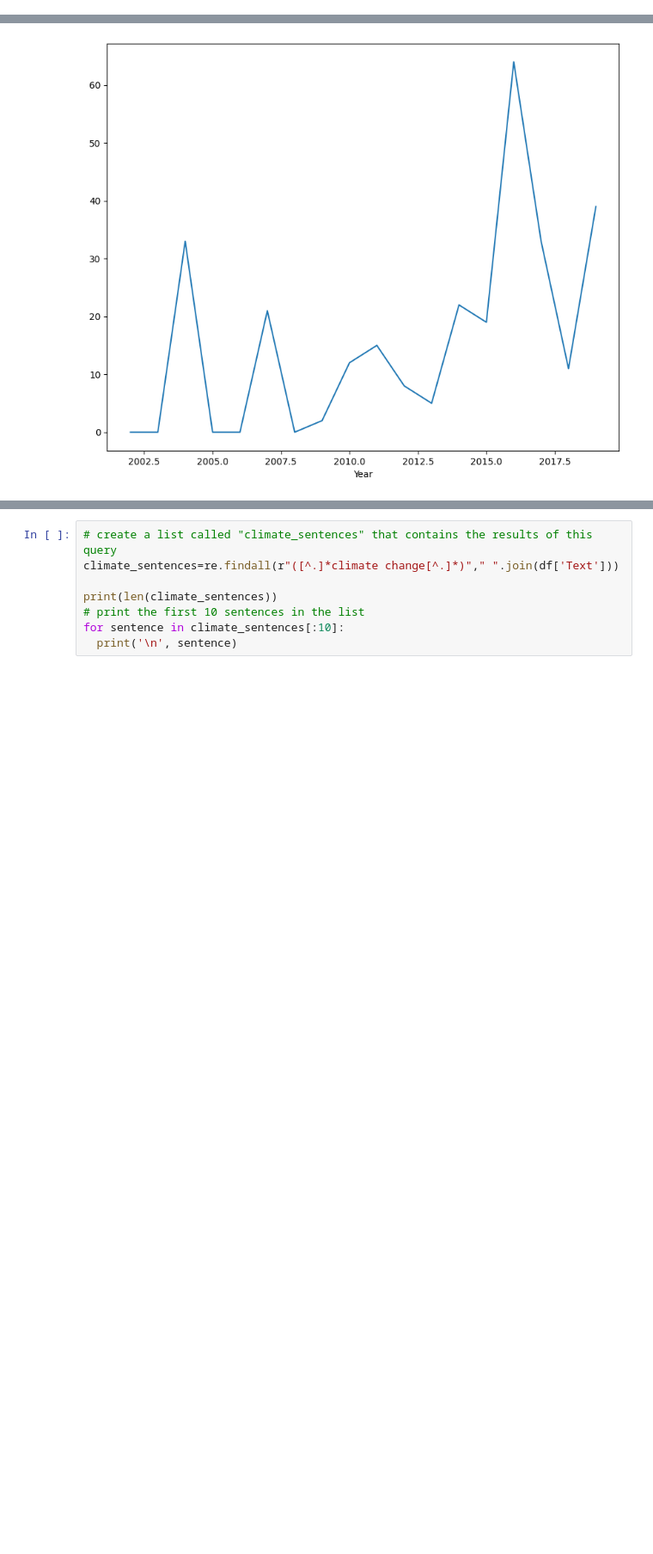
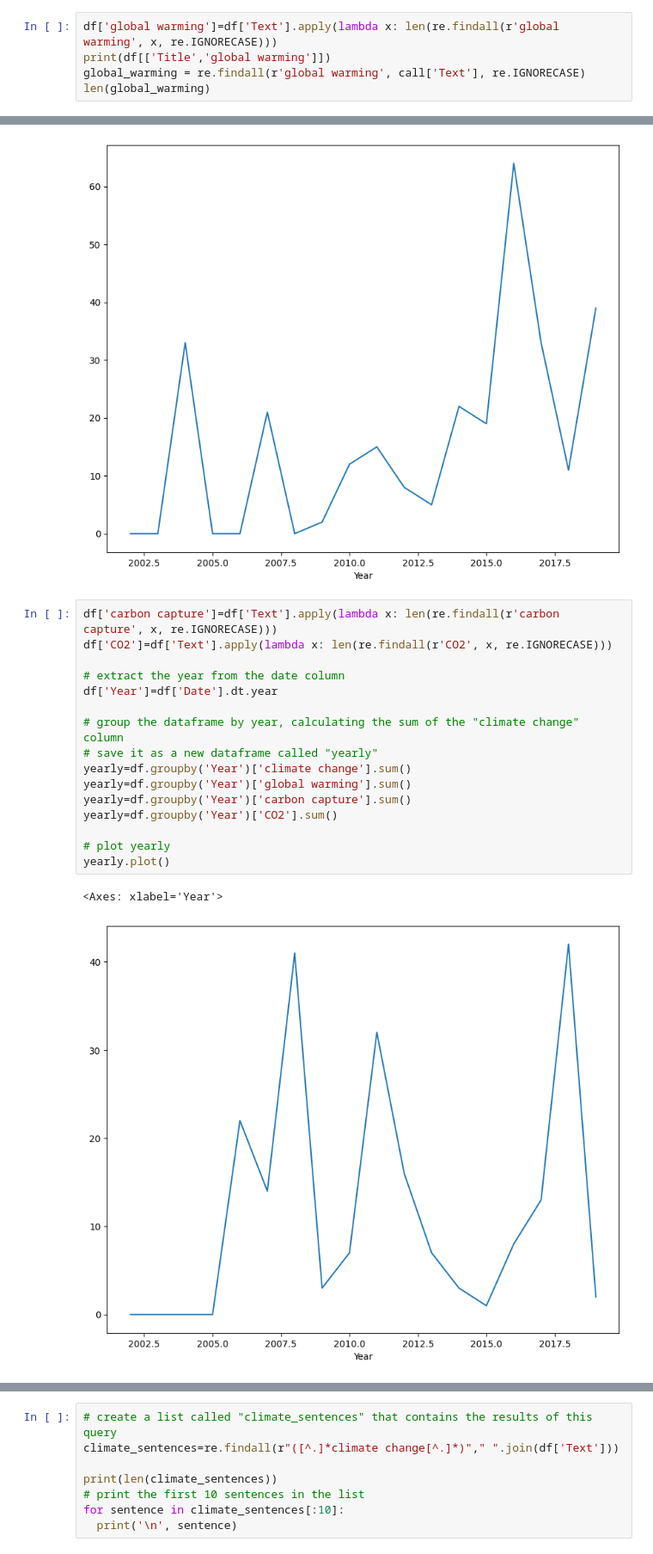
Before and after one commit to YIQISHENG/QM2, a Jupyter notebook: notebooks/W4_Natural_Language_Processing_Student_Version.ipynb, the cells around one changed output, grey strips where cells are left out. Shown at 86% size. Saved outputs shown, nothing was run; the diff lists cells and outputs as text; blank space fills up the shorter version.

```diff
--- a/notebooks/W4_Natural_Language_Processing_Student_Version.ipynb
+++ b/notebooks/W4_Natural_Language_Processing_Student_Version.ipynb
@@ -289,3 +287,8 @@ print(df[['Title','climate change']])
 181  Exxon  Mobil Corporation First Quarter 2002 Re...               0
 
 [182 rows x 2 columns]
+# %%
+df['global warming']=df['Text'].apply(lambda x: len(re.findall(r'global warming', x, re.IGNORECASE)))
+print(df[['Title','global warming']])
+global_warming = re.findall(r'global warming', call['Text'], re.IGNORECASE)
+len(global_warming)
@@ -318,3 +337,22 @@ yearly.plot()
 # %% [output]
 <Axes: xlabel='Year'>
 [figure]
+# %%
+df['carbon capture']=df['Text'].apply(lambda x: len(re.findall(r'carbon capture', x, re.IGNORECASE)))
+df['CO2']=df['Text'].apply(lambda x: len(re.findall(r'CO2', x, re.IGNORECASE)))
+
+# extract the year from the date column
+df['Year']=df['Date'].dt.year
+
+# group the dataframe by year, calculating the sum of the "climate change" column
+# save it as a new dataframe called "yearly"
+yearly=df.groupby('Year')['climate change'].sum()
+yearly=df.groupby('Year')['global warming'].sum()
+yearly=df.groupby('Year')['carbon capture'].sum()
+yearly=df.groupby('Year')['CO2'].sum()
+
+# plot yearly
+yearly.plot()
+# %% [output]
+<Axes: xlabel='Year'>
+[figure, added]
```
Also changed, not shown: parts of 5 cells of this notebook.
